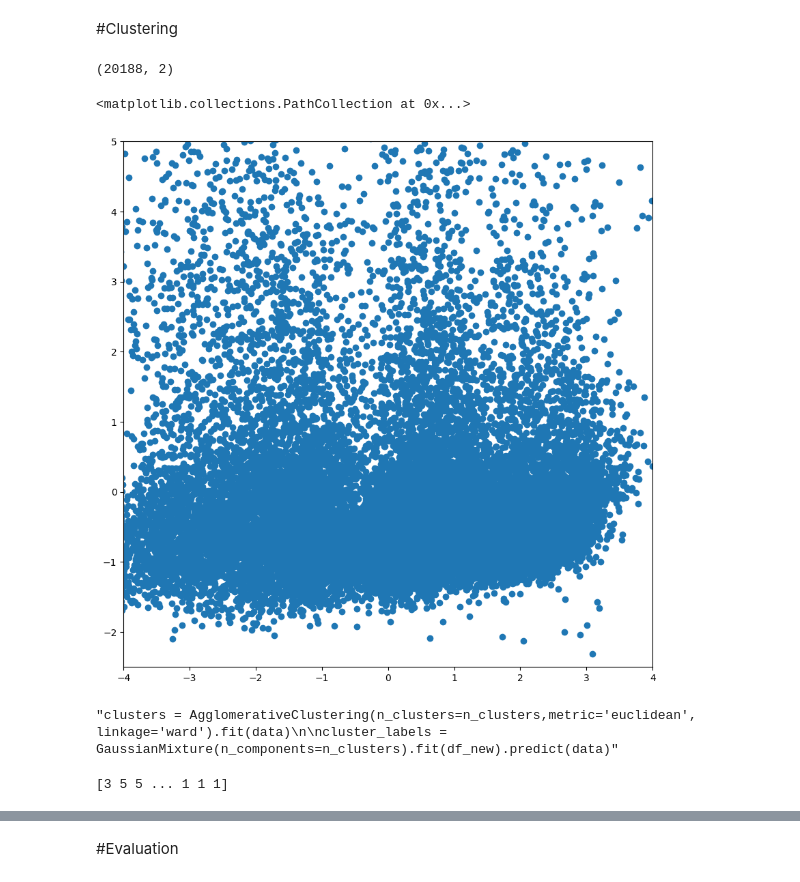
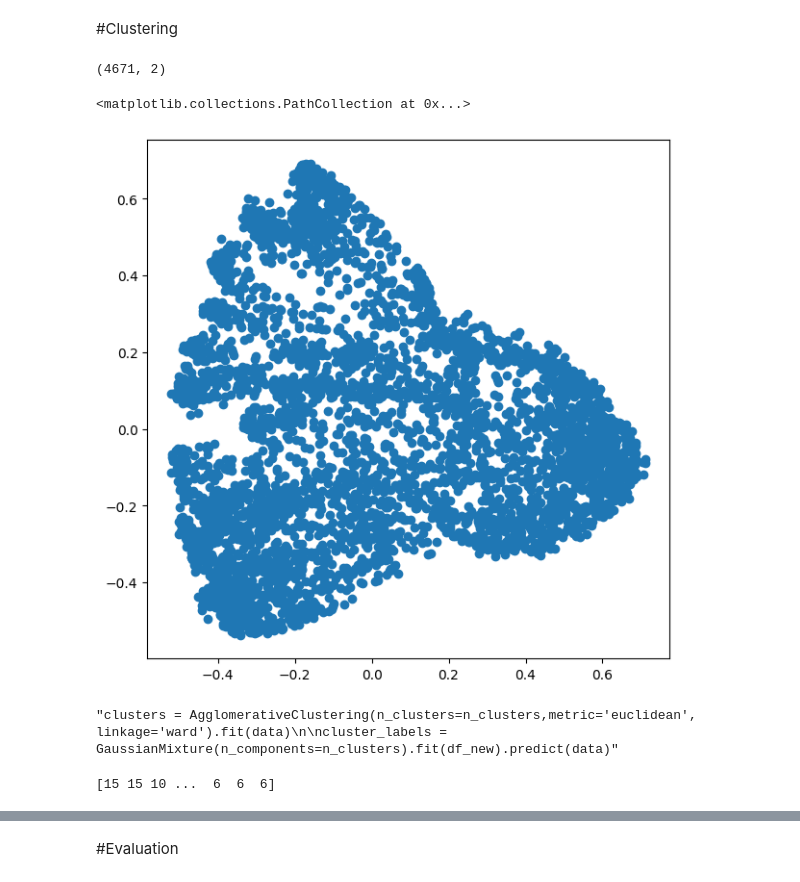
Before and after one commit to Fmazin/AI_Project, a Jupyter notebook: code/main_project_flow.ipynb, the cells around one changed output, grey strips where cells are left out. Cells and saved outputs as stored; diff of their text form; code cells hidden in the pictures.

```diff
--- a/code/main_project_flow.ipynb
+++ b/code/main_project_flow.ipynb
@@ -242,7 +227,7 @@ df_new
 # %%
 data = pd.read_csv('clean_dataPT2.csv')
 # %%
-df_test = data.groupby(['trip_id'])[['arrival_delay', 'dwell_time', 'traffic_condition', 'recurrent_delay', 'origin_delay', 'previous_bus_delay', 'factor(day_of_week)weekday', 'factor(time_of_day)Off-peak', 'temp','scheduled_travel_time']].mean()
+df_test = data.groupby(['stop_sequence','Calendar_date'])[['arrival_delay', 'dwell_time', 'traffic_condition', 'recurrent_delay', 'origin_delay', 'previous_bus_delay', 'factor(day_of_week)weekday', 'factor(time_of_day)Off-peak', 'temp','scheduled_travel_time']].mean()
 # %%
 from sklearn.cluster import KMeans, AgglomerativeClustering, DBSCAN
 from sklearn.mixture import GaussianMixture
@@ -258,20 +243,20 @@ scaling.fit(df_test)
 Scaled_data=scaling.transform(df_test)
 
 # Set the n_components=3
-principal=PCA(n_components=2)
+principal=KernelPCA(n_components=2, kernel = 'rbf')
 principal.fit(Scaled_data)
 x=principal.transform(Scaled_data)
 
 # Check the dimensions of data after PCA
 print(x.shape)
 # %% [output]
-(20188, 2)
+(4671, 2)
 # %%
-plt.figure(figsize=(10,10))
-plt.xlim(-4,4)
-plt.ylim(-2.5,5)
+plt.figure(figsize=(7,7))
+#plt.xlim(-4,4)
+#plt.ylim(-2.5,5)
 plt.scatter(x[:,0],x[:,1])
 # %% [output]
 <matplotlib.collections.PathCollection at 0x...>
-[figure, old version]
+[figure, new version]
 # %%
@@ -285,7 +270,10 @@ cluster_labels = GaussianMixture(n_components=n_clusters).fit(df_new).predict(da
 # BELOW lines enables you to comment in and out clustering method you want to use note that GMM have different ouput and thus labels are extracted differently
 #clusters = KMeans(n_clusters=5, random_state=0, n_init="auto")# check the parameters at https://scikit-learn.org/stable/modules/generated/sklearn.cluster.KMeans.html
 #clusters.fit(x)
-clusters = AgglomerativeClustering(n_clusters=6,metric='euclidean', linkage='ward').fit(x) # check the parameters at https://scikit-learn.org/stable/modules/generated/sklearn.cluster.AgglomerativeClustering.html
+
+n_clusters = 16
+
+clusters = AgglomerativeClustering(n_clusters=n_clusters,metric='euclidean', linkage='ward').fit(x) # check the parameters at https://scikit-learn.org/stable/modules/generated/sklearn.cluster.AgglomerativeClustering.html
 #clusters = DBSCAN(eps=500, min_samples = 2).fit(vectorized_day_dataset_no_nans) # check the parameters at https://scikit-learn.org/stable/modules/generated/sklearn.cluster.DBSCAN.html
 
 if clusters is not None:
@@ -296,4 +284,4 @@ cluster_labels = GaussianMixture(n_components=n_clusters).fit(x).predict(x) #che
 
 print(cluster_labels)
 # %% [output]
-[3 5 5 ... 1 1 1]
+[15 15 10 ...  6  6  6]
```
Also changed, not shown: parts of 12 cells of this notebook.
